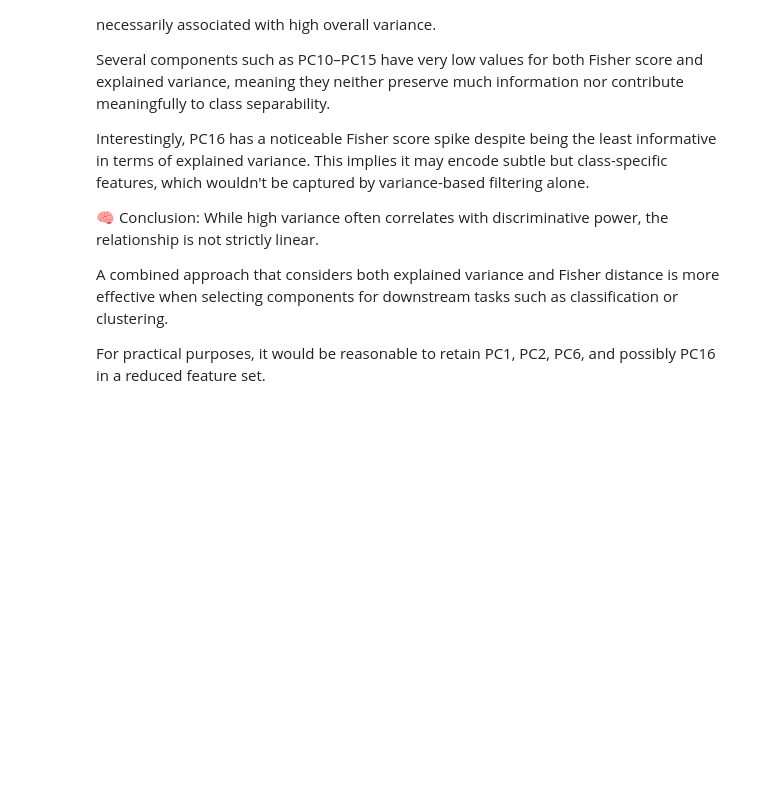
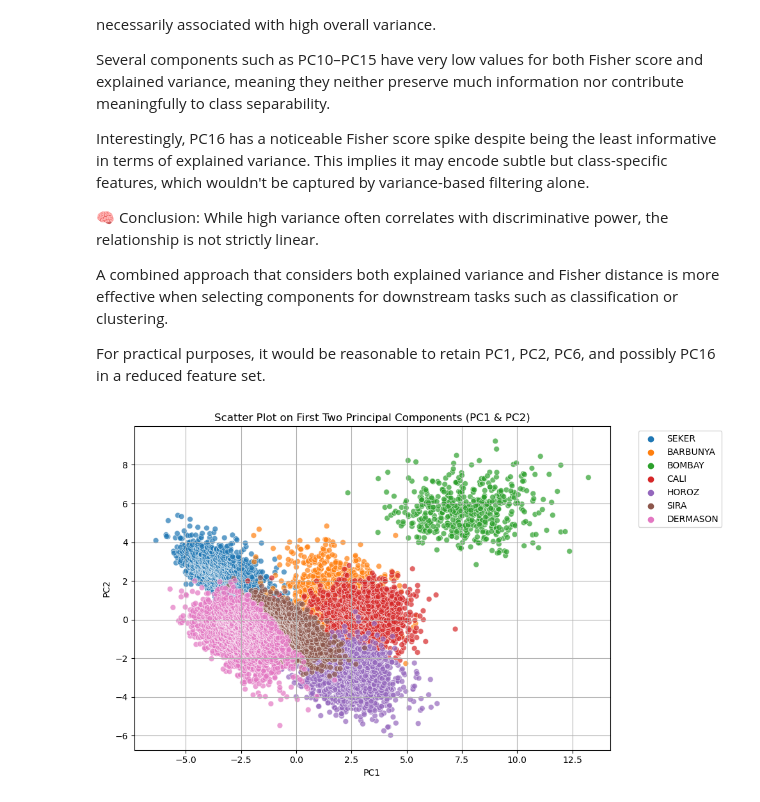
Before and after one commit to adguvener/STATISTIC_CSE555_FINAL_PROJECT, a Jupyter notebook: abdguvener_main.ipynb, the cells around one changed output. Saved outputs shown, nothing was run; the diff lists cells and outputs as text; code cells hidden in the pictures; blank space fills up the shorter version.

```diff
--- a/abdguvener_main.ipynb
+++ b/abdguvener_main.ipynb
@@ -256,3 +256,28 @@ While high variance often correlates with discriminative power, the relationship
 A combined approach that considers both explained variance and Fisher distance is more effective when selecting components for downstream tasks such as classification or clustering.
 
 For practical purposes, it would be reasonable to retain PC1, PC2, PC6, and possibly PC16 in a reduced feature set.
+# %%
+import seaborn as sns
+import matplotlib.pyplot as plt
+
+# Merge PCA components with class labels
+pca_vis_df = pca_df.copy()
+
+plt.figure(figsize=(10, 6))
+sns.scatterplot(
+    x="PC1", y="PC2",
+    hue=pca_vis_df["Class"],
+    palette="tab10",
+    data=pca_vis_df,
+    alpha=0.7,
+    s=40
+)
+plt.title("Scatter Plot on First Two Principal Components (PC1 & PC2)")
+plt.legend(bbox_to_anchor=(1.05, 1), loc='upper left')
+plt.xlabel("PC1")
+plt.ylabel("PC2")
+plt.tight_layout()
+plt.grid(True)
+plt.show()
+# %% [output]
+[figure, added]
```
Also changed, not shown: parts of 24 cells of this notebook.
